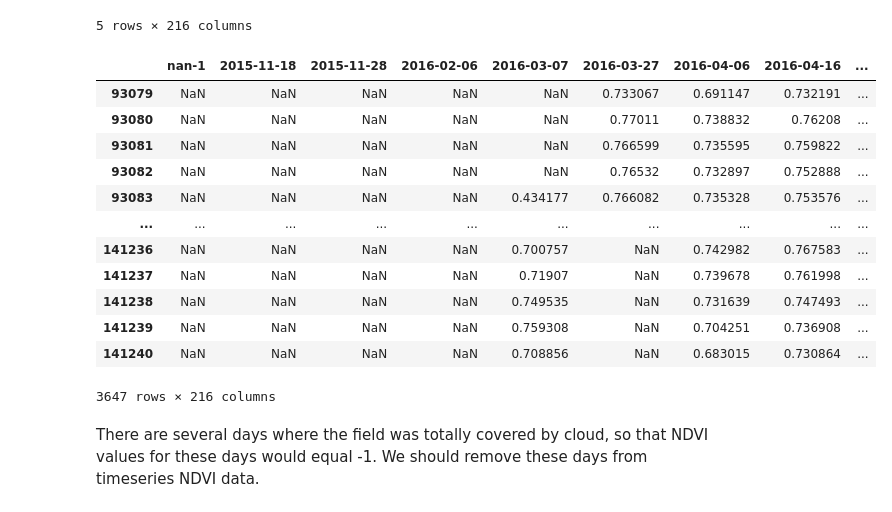
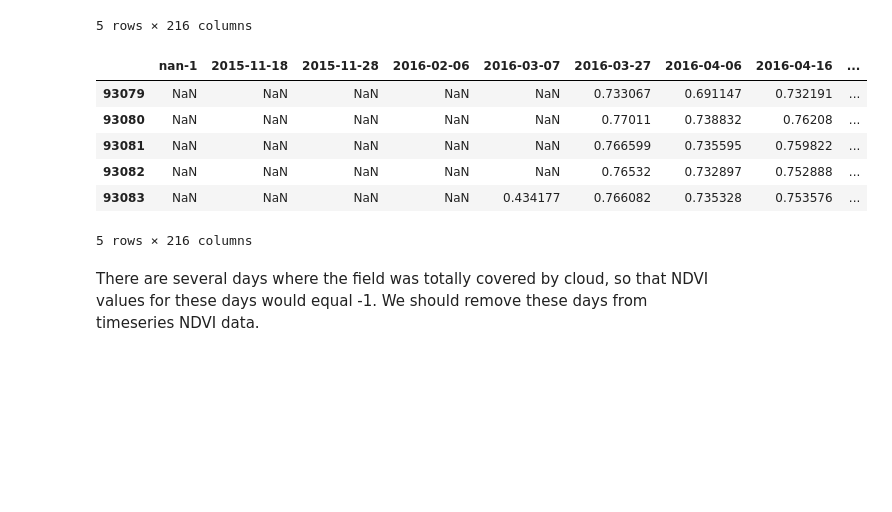
Before and after one commit to earlybird-dev/agrishield-melbourne-datathon-2019, a Jupyter notebook: code/Step-2-get-sugar-indexes-and-NDVI-of-the-pre-defined-field-COURSE-28818554.ipynb, the cells around one changed output. Cells and saved outputs as stored; diff of their text form; code cells hidden in the pictures; blank space fills up the shorter version.

```diff
--- a/code/Step-2-get-sugar-indexes-and-NDVI-of-the-pre-defined-field-COURSE-28818554.ipynb
+++ b/code/Step-2-get-sugar-indexes-and-NDVI-of-the-pre-defined-field-COURSE-28818554.ipynb
@@ -193,26 +172,20 @@ tile_ndvi.head()
 # %%
 # Initialise field NDVI dataframe
 field_ndvi_only = pd.DataFrame(columns=tile_ndvi.columns, index = range(len(tile_ndvi)))
 
 # Filter out sugar pixels that not in the selected field
 for i in field_sugar_index:
     field_ndvi_only.iloc[i,] = tile_ndvi.iloc[i,]
 
-field_ndvi_only.iloc[field_sugar_index,]
+field_ndvi_only.iloc[field_sugar_index,].head()
 # %% [output]
 |  | nan-1 | 2015-11-18 | 2015-11-28 | 2016-02-06 | 2016-03-07 | 2016-03-27 | 2016-04-06 | 2016-04-16 | ... |
 | 93079 | NaN | NaN | NaN | NaN | NaN | 0.733067 | 0.691147 | 0.732191 | ... |
 | 93080 | NaN | NaN | NaN | NaN | NaN | 0.77011 | 0.738832 | 0.76208 | ... |
 | 93081 | NaN | NaN | NaN | NaN | NaN | 0.766599 | 0.735595 | 0.759822 | ... |
 | 93082 | NaN | NaN | NaN | NaN | NaN | 0.76532 | 0.732897 | 0.752888 | ... |
 | 93083 | NaN | NaN | NaN | NaN | 0.434177 | 0.766082 | 0.735328 | 0.753576 | ... |
-| ... | ... | ... | ... | ... | ... | ... | ... | ... | ... |
-| 141236 | NaN | NaN | NaN | NaN | 0.700757 | NaN | 0.742982 | 0.767583 | ... |
-| 141237 | NaN | NaN | NaN | NaN | 0.71907 | NaN | 0.739678 | 0.761998 | ... |
-| 141238 | NaN | NaN | NaN | NaN | 0.749535 | NaN | 0.731639 | 0.747493 | ... |
-| 141239 | NaN | NaN | NaN | NaN | 0.759308 | NaN | 0.704251 | 0.736908 | ... |
-| 141240 | NaN | NaN | NaN | NaN | 0.708856 | NaN | 0.683015 | 0.730864 | ... |
-3647 rows × 216 columns
+5 rows × 216 columns
 # %% [markdown]
 There are several days where the field was totally covered by cloud, so that NDVI values for these days would equal -1. We should remove these days from timeseries NDVI data.
 # %%
```
Also changed, not shown: parts of 4 cells of this notebook.
